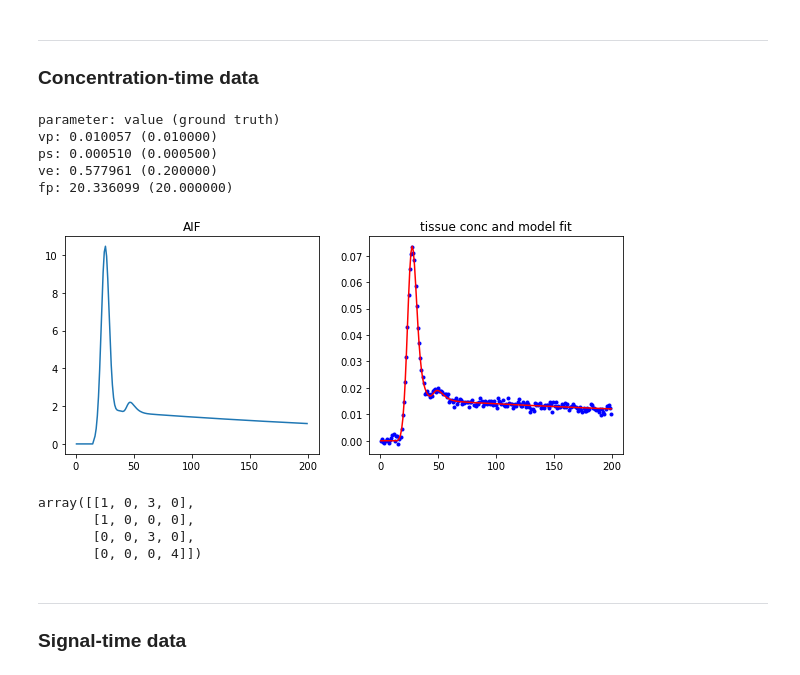
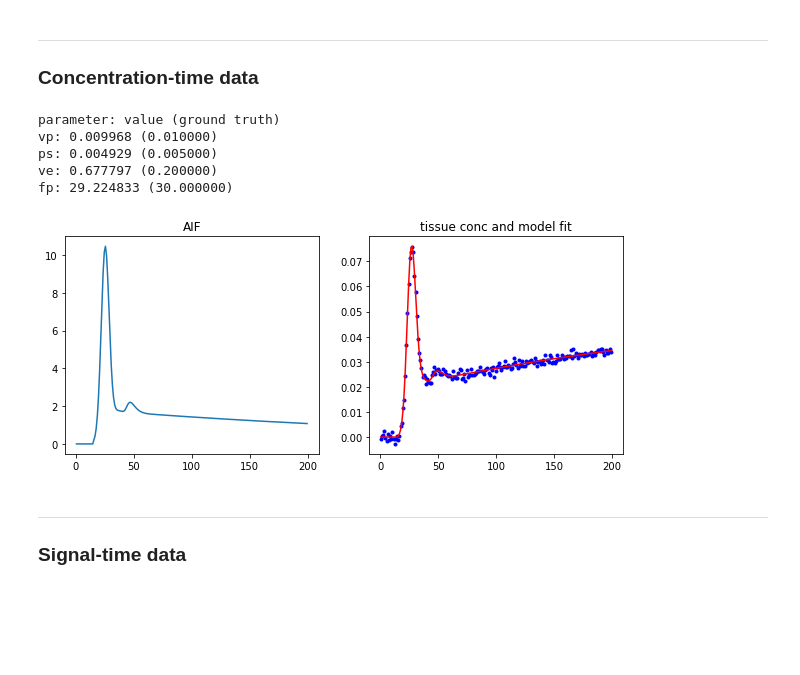
Before and after one commit to mjt320/SEPAL, a Jupyter notebook: demo/demo_simulate_and_fit.ipynb, the cells around one changed output. Saved outputs shown, nothing was run; the diff lists cells and outputs as text; code cells hidden in the pictures; blank space fills up the shorter version.

```diff
--- a/demo/demo_simulate_and_fit.ipynb
+++ b/demo/demo_simulate_and_fit.ipynb
@@ -15,48 +15,40 @@ import numpy as np
 # %%
 from dce import aifs, pk_models, dce_fit
 
 # define timepoints
 dt = 1.
 t = np.arange(0,200)*dt + dt/2
 
 # define AIF, pharmacokinetic model and noise level
 aif = aifs.parker(hct=0.42, t_start=15.)
-pk_pars = {'vp': 0.01, 'ps': 5e-4, 've': 0.2, 'fp': 20, 'ktrans': 5e-2}
+pk_pars = {'vp': 0.01, 'ps': 5e-3, 've': 0.2, 'fp': 30, 'ktrans': 5e-2}
 pk_model = pk_models.tcxm(t, aif) # <-- CHANGE THE MODEL HERE
 noise = 0.001
 
 # generate "measured" concentration with noise
 c_t, _c_cp, _c_e = pk_model.conc(**pk_pars)
 c_t += np.random.normal(loc = 0., scale = noise, size = c_t.shape)
 
 # fit measured concentration using the same pharmacokinetic model
-fit_opts = {'pk_pars_0': {'vp': 0.01, 'ps': 5e-2, 've': 0.2, 'fp': 80, 'ktrans': 1e-4}}
-pk_pars_fit, c_t_fit = dce_fit.conc_to_pkp(c_t, pk_model, fit_opts)
+pk_pars_0 = [{'vp': 0.1, 'ps': 5e-3, 've': 0.3, 'fp': 20, 'ktrans': 1e-4},
+                         {'vp': 0.1, 'ps': 5e-3, 've': 0.3, 'fp': 20, 'ktrans': 1e-4}]
+pk_pars_fit, c_t_fit = dce_fit.conc_to_pkp(c_t, pk_model, pk_pars_0)
 
 print("parameter: value (ground truth)")
 [ print(f"{key}: {val:.6f} ({pk_pars[key]:.6f})") for key, val in pk_pars_fit.items() ]
 
 fig, ax = plt.subplots(1,2, figsize=(10,4))
 ax[0].plot(t, aif.c_ap(t));
 ax[0].set_title('AIF');
 ax[1].plot(t, c_t, 'b.', t, c_t_fit, 'r-');
 ax[1].set_title('tissue conc and model fit');
 # %% [output]
 parameter: value (ground truth)
-vp: 0.010057 (0.010000)
-ps: 0.000510 (0.000500)
-ve: 0.577961 (0.200000)
-fp: 20.336099 (20.000000)
+vp: 0.009968 (0.010000)
+ps: 0.004929 (0.005000)
+ve: 0.677797 (0.200000)
+fp: 29.224833 (30.000000)
-[figure, old version]
+[figure, new version]
-# %%
-a=np.array([[1,0,1,0],[1,0,0,0],[0,0,1,0],[0,0,0,1]])
-b=np.array([1,2,3,4])
-a*b
-# %% [output]
-array([[1, 0, 3, 0],
-       [1, 0, 0, 0],
-       [0, 0, 3, 0],
-       [0, 0, 0, 4]])
 # %% [markdown]
 ---
 ### Signal-time data
```
Also changed, not shown: parts of 1 cell of this notebook, 5 other files.
